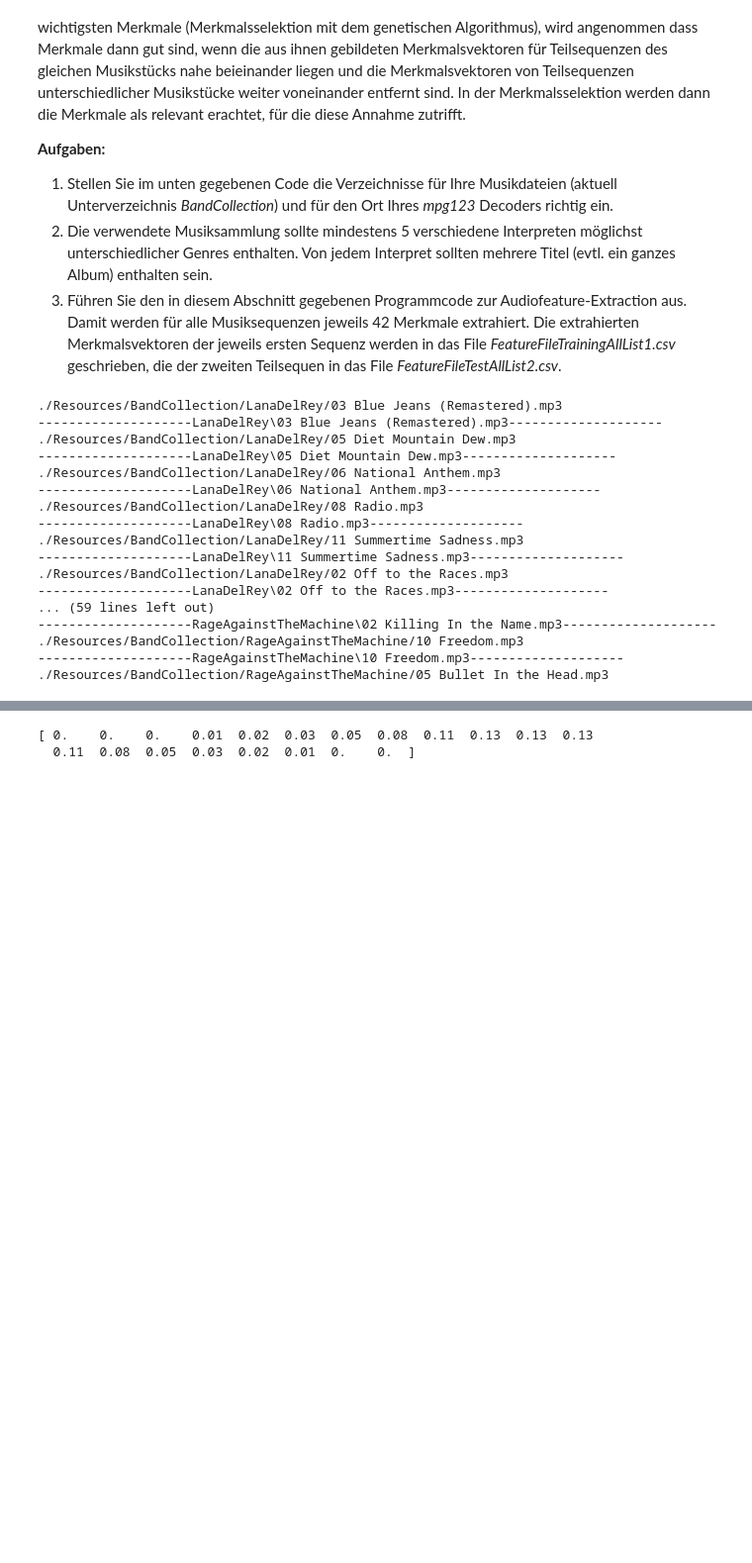
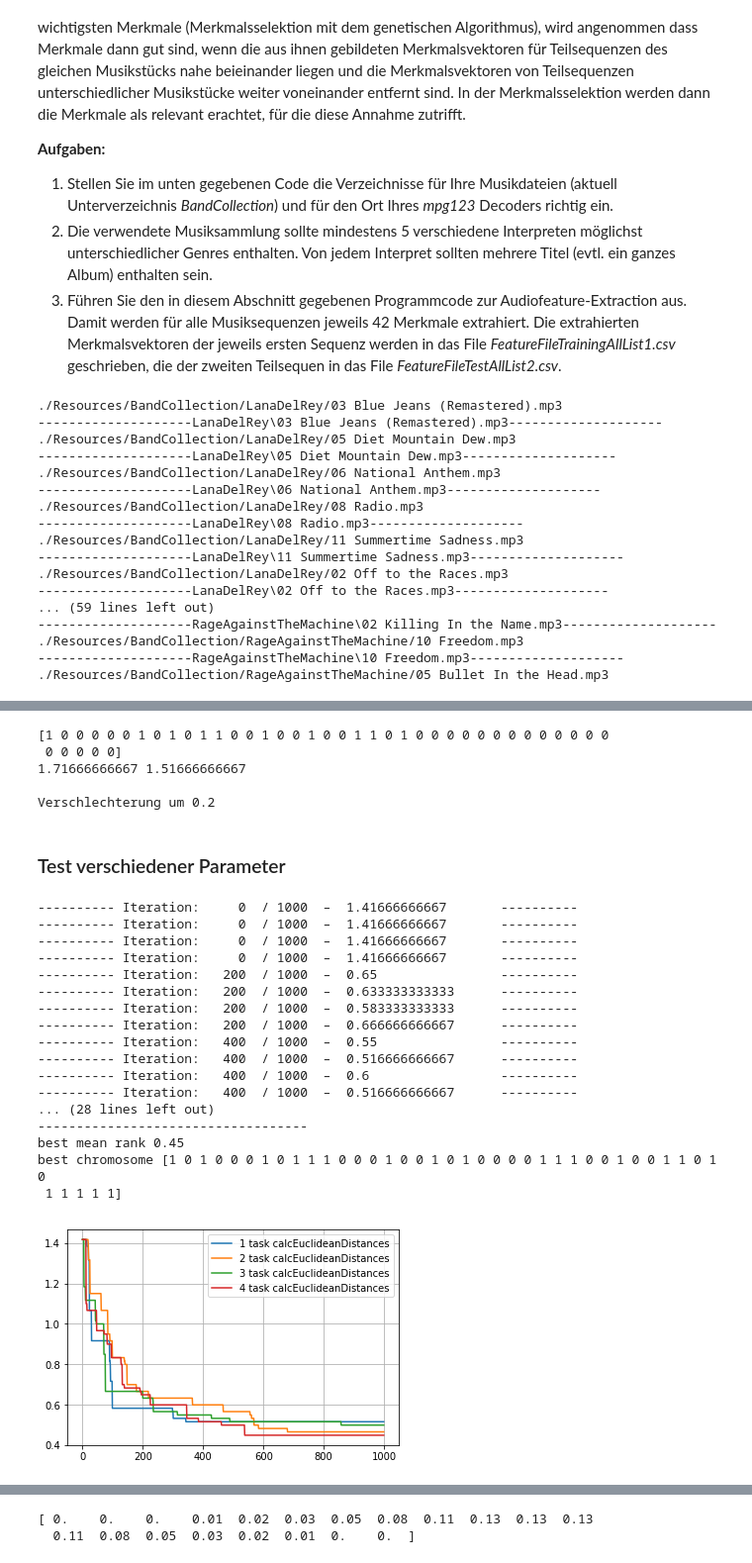
Before and after one commit to danielrotaermel/data-mining, a Jupyter notebook: VersuchMusicClustering.ipynb, the cells around one changed output, grey strips where cells are left out. Shown at 99% size. Drawn from its saved outputs; the diff is of its cells as text; code cells hidden in the pictures; blank space fills up the shorter version.

```diff
--- a/VersuchMusicClustering.ipynb
+++ b/VersuchMusicClustering.ipynb
@@ -739,38 +752,78 @@ runGenAlg(data_train, data_test, ITERATIONS, POPSIZE, 1, 1, DISTANCEFN1, 200)
+# %%
+#Erstellung eines chromosoms aus den 10 Indexen
+tenTestMerkmale = np.zeros((42,), dtype=np.int)
+tenResIdx = np.split(resultIdx,[10],axis=0)[0]
+tenTestMerkmale[tenResIdx] = 1
+#print tenResIdx
+print tenTestMerkmale
+
+#chromosome vs all attributes
+testChrom = testChromosome(tenTestMerkmale, data_train, data_test, DISTANCEFN)
+testAllAttr = getMeanRank(data_train, data_test, calcEuclideanDistances)
+print testChrom, testAllAttr, '\n'
+print 'Verschlechterung um', testChrom-testAllAttr
+# %% [output]
+[1 0 0 0 0 0 1 0 1 0 1 1 0 0 1 0 0 1 0 0 1 1 0 1 0 0 0 0 0 0 0 0 0 0 0 0 0
+ 0 0 0 0 0]
+1.71666666667 1.51666666667
+
+Verschlechterung um 0.2
+# %% [markdown]
+### Test verschiedener Parameter
 # %%
 ## import multiprocessing
 import multiprocessing
 pool = multiprocessing.Pool()
 
 #Definition der Konstanten für den genAlg
 ITERATIONS=1000;
 POPSIZE=50;
 CROSSPROP=.9;
 MUTPROP=.5;
 DISTANCEFN1=calcEuclideanDistances
 DISTANCEFN2=calcCorrelation
 
 #parallel execution of
 tasks = []
 #tasks.append( (data_train, data_test, ITERATIONS, POPSIZE, CROSSPROP, MUTPROP, DISTANCEFN1, 200) )
-tasks.append( (data_train, data_test, 5, 10, .99, .8, DISTANCEFN1, 200) )
-tasks.append( (data_train, data_test, 10, 5, .99, .8, DISTANCEFN1, 200) )
-tasks.append( (data_train, data_test, 5, 10, .99, .8, DISTANCEFN2, 200) )
-tasks.append( (data_train, data_test, 10, 5, .99, .8, DISTANCEFN2, 200) )
+tasks.append( (data_train, data_test, ITERATIONS, 10, .99, .1, DISTANCEFN1, 200) )
+tasks.append( (data_train, data_test, ITERATIONS, 100, .99, .2, DISTANCEFN1, 200) )
+tasks.append( (data_train, data_test, ITERATIONS, 1000, .99, .3, DISTANCEFN1, 200) )
+tasks.append( (data_train, data_test, ITERATIONS, 100, .99, .4, DISTANCEFN1, 200) )
 
 results = [pool.apply_async( runGenAlg, t ) for t in tasks]
 
 #plot curves
 plt.grid(True)
 
 for i,result in enumerate(results):
     res = result.get()
     bestMeanRank = res[0]
     population = res[1]
     label = str(i+1) + ' task ' + tasks[i][6].__name__
     print '\n', label, '\n', '-'*35
     print "best mean rank", bestMeanRank[-1]
     print "best chromosome" ,population[0]
-    plt.plot(range(100),bestMeanRank, label=label)
+    plt.plot(range(ITERATIONS),bestMeanRank, label=label)
     plt.legend()
 
 plt.show()
+# %% [output]
+---------- Iteration:     0  / 1000  –  1.41666666667       ----------
+---------- Iteration:     0  / 1000  –  1.41666666667       ----------
+---------- Iteration:     0  / 1000  –  1.41666666667       ----------
+---------- Iteration:     0  / 1000  –  1.41666666667       ----------
+---------- Iteration:   200  / 1000  –  0.65                ----------
+---------- Iteration:   200  / 1000  –  0.633333333333      ----------
+---------- Iteration:   200  / 1000  –  0.583333333333      ----------
+---------- Iteration:   200  / 1000  –  0.666666666667      ----------
+---------- Iteration:   400  / 1000  –  0.55                ----------
+---------- Iteration:   400  / 1000  –  0.516666666667      ----------
+---------- Iteration:   400  / 1000  –  0.6                 ----------
+---------- Iteration:   400  / 1000  –  0.516666666667      ----------
+... (28 lines left out)
+-----------------------------------
+best mean rank 0.45
+best chromosome [1 0 1 0 0 0 1 0 1 1 1 0 0 0 1 0 0 1 0 1 0 0 0 0 1 1 1 0 0 1 0 0 1 1 0 1 0
+ 1 1 1 1 1]
+[figure, added]
```
Also changed, not shown: parts of 46 cells of this notebook.
